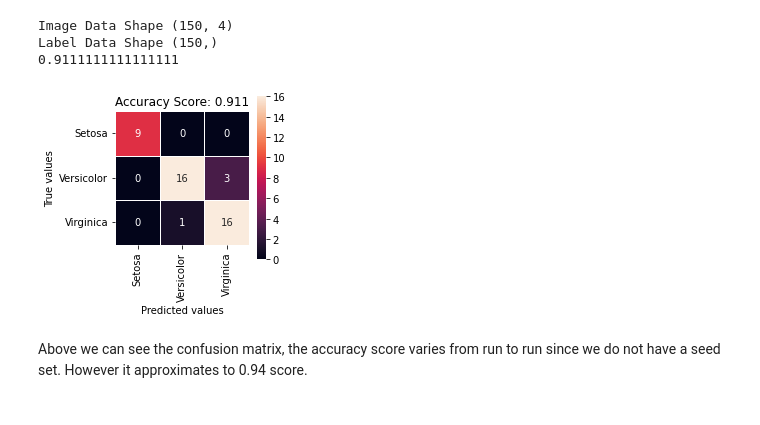
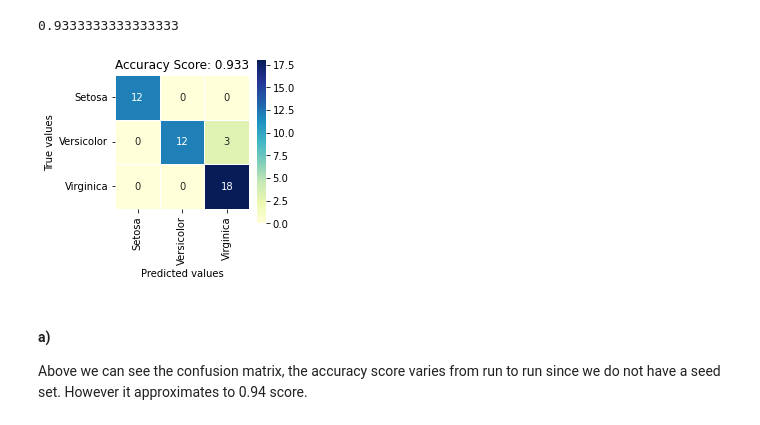
Before and after one commit to carljvh/intro-to-datascience-and-AI, a Jupyter notebook: assignment-2/Problem2.ipynb, the cells around one changed output. Saved outputs shown, nothing was run; the diff lists cells and outputs as text; code cells hidden in the pictures.

```diff
--- a/assignment-2/Problem2.ipynb
+++ b/assignment-2/Problem2.ipynb
@@ -1,44 +1,42 @@
 # %%
+import nbdime
 import numpy as np
 import matplotlib.pyplot as plt
 from sklearn import metrics
 from sklearn import linear_model
 from sklearn.linear_model import LogisticRegression
 from sklearn.model_selection import train_test_split
 from sklearn.neighbors import KNeighborsClassifier
 from sklearn.datasets import load_iris
 import seaborn as sns
 from sklearn import datasets
 import pandas as pd
 
 iris = datasets.load_iris()
-print("Image Data Shape", iris.data.shape)
-print("Label Data Shape", iris.target.shape)
 
 xTrain, xTest, yTrain, yTest = train_test_split(iris.data, iris.target, test_size=0.3)
 model = LogisticRegression(multi_class='ovr', solver='liblinear')
 model.fit(xTrain, yTrain)
-predictions = model.predict(xTest)
+predictionsLogReg = model.predict(xTest)
 
 score = model.score(xTest, yTest)
 print(score)
 
-cm = metrics.confusion_matrix(yTest, predictions)
-x_axis_labels = ('Setosa', 'Versicolor', 'Virginica')
-y_axis_labels = ('Setosa', 'Versicolor', 'Virginica')
+cm = metrics.confusion_matrix(yTest, predictionsLogReg)
+xAxisLabels = ('Setosa', 'Versicolor', 'Virginica')
+yAxisLabels = ('Setosa', 'Versicolor', 'Virginica')
 plt.figure(figsize = (3,3))
-sns.heatmap(cm, annot = True, fmt = "d", linewidths=.5, square=True, xticklabels=x_axis_labels, yticklabels=y_axis_labels)
+sns.heatmap(cm, annot = True, fmt = "d", linewidths=.5, square=True, xticklabels=xAxisLabels, yticklabels=yAxisLabels, cmap="YlGnBu")
 plt.xlabel("Predicted values")
 plt.ylabel("True values")
-all_sample_title = 'Accuracy Score: %.3f' % score
-plt.title(all_sample_title, size = 12)
+allSampleTitle = 'Accuracy Score: %.3f' % score
+plt.title(allSampleTitle, size = 12)
 plt.show()
 # %% [output]
-Image Data Shape (150, 4)
-Label Data Shape (150,)
-0.9111111111111111
+0.9333333333333333
-[figure, old version]
+[figure, new version]
 # %% [markdown]
+#### a)
 Above we can see the confusion matrix, the accuracy score varies from run to run since we do not have a seed set. However it approximates to 0.94 score.
 # %%
 def classOfNeighbour(N, weight):
```
Also changed, not shown: parts of 4 cells of this notebook, 1 other file.
